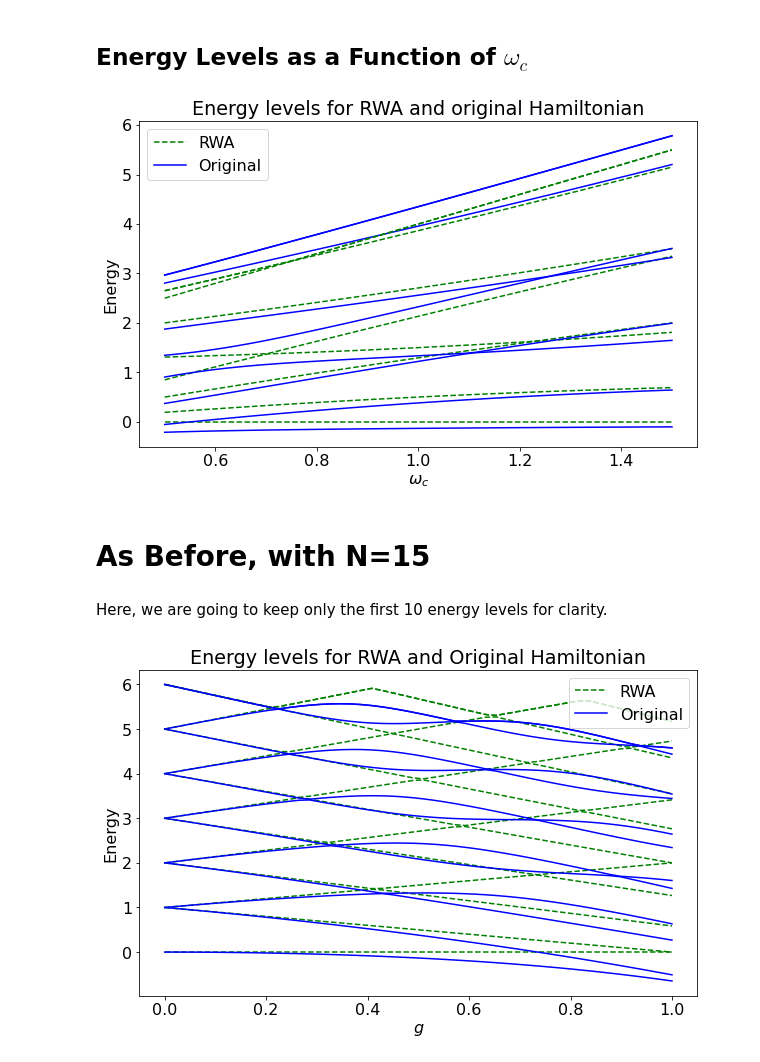
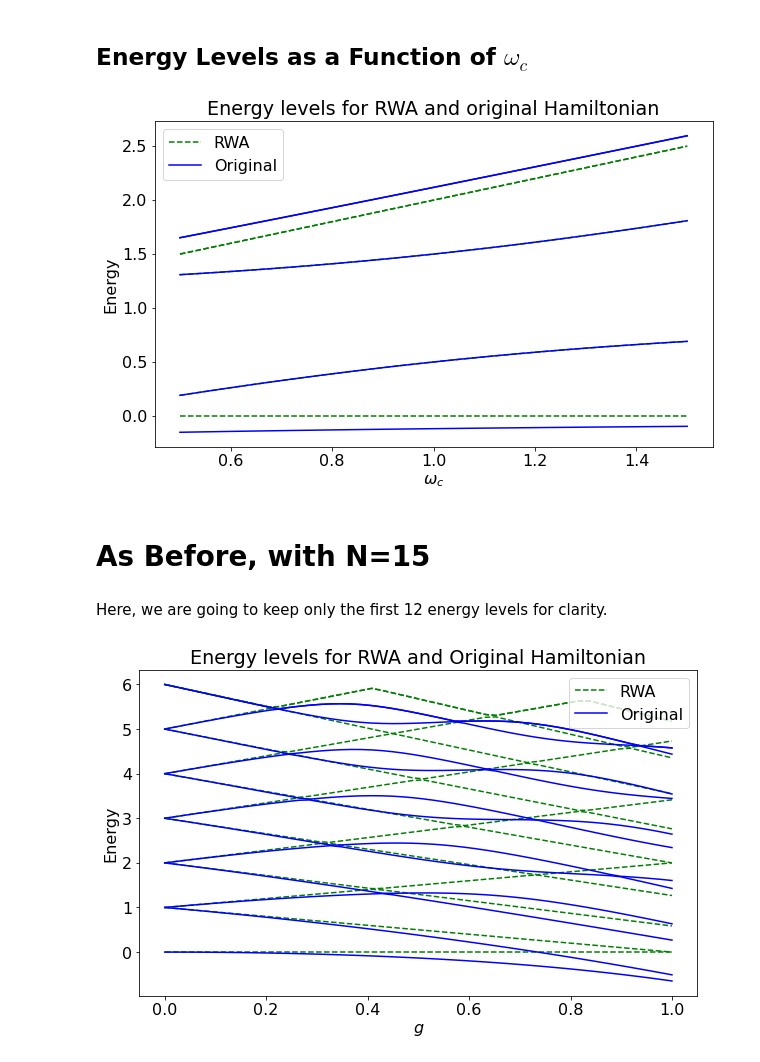
Before and after one commit to RobPie16/JaynesCummingModelProject, a Jupyter notebook: RabiOsc+EnergyLevels.ipynb, the cells around one changed output. Drawn from its saved outputs; the diff is of its cells as text; code cells hidden in the pictures.

```diff
--- a/RabiOsc+EnergyLevels.ipynb
+++ b/RabiOsc+EnergyLevels.ipynb
@@ -14,7 +14,6 @@ mpl.rcParams.update({'font.size': 16})
 wc = 1.0  * 2 * np.pi  # cavity frequency
 wa = 1.0  * 2 * np.pi  # atom frequency
 g  = 0.05 * 2 * np.pi  # coupling strength
-N = 4                  # number of cavity fock states
-n_th_a = 0.0           # avg number of thermal bath excitation
+N = 15              # number of cavity fock states
 
 tlist = np.linspace(0,25,101)
@@ -123,7 +171,7 @@ Now, want to verify that we get a similar result with the Rotating Wave Approxim
 A1v=[]
 A2v=[]
 
-tlist = np.linspace(0,25,101)
+tlist = np.linspace(0,25,1000)
 
 for t in tlist:
     psi=evolve(psiinit,t,Hrwa.full())
@@ -149,3 +197,25 @@ Text(0.5, 1.0, 'Vacuum Rabi Oscillations (RWA)')
 [figure]
 # %% [markdown]
 So, we get very similar results. However we can look at how well the rotating wave works for different energy levels as we change the coupling strength or the cavity wavelength.
+# %%
+temp1=(np.sin(0.05*2*np.pi*tlist))**2
+temp2=(np.cos(0.05*2*np.pi*tlist))**2
+
+er1=np.array([])
+er2=np.array([])
+
+for i in range(0,len(A1v)):
+    er1=np.append(er1,abs(temp1[i]-A1v[i]))
+    er2=np.append(er2,abs(temp2[i]-A2v[i]))
+
+
+
+
+fig, axes = plt.subplots(1, 1, figsize=(10,6))
+
+axes.plot(tlist,er1, label="Cavity")
+axes.plot(tlist,er2, label="Atom Excited State")
+axes.legend()
+axes.set_xlabel('Time')
+axes.set_ylabel('Error')
+axes.set_title('Vacuum Rabi Oscillations (RWA)')
@@ -152,7 +225,7 @@ So, we get very similar results. However we can look at how well the rotating wa
 # %% [markdown]
 # Energy Level Comparison for Original vs RWA
 # %%
-N = 4       #number of cavity fock states
+N = 2       #number of cavity fock states
 wc = 1  # cavity frequency
 wa = 1
 gvec=np.linspace(0,1,50)
@@ -208,7 +281,7 @@ plt.show()
 # %% [markdown]
 ## Energy Levels as a Function of $\omega_c$
 # %%
-N = 4       #number of cavity fock states
+N = 2       #number of cavity fock states
 wa = 1
 g=0.5
 
@@ -227,38 +300,38 @@ for wc in wvec:
     rwalvls.append(evr)
 
 n1=len(origlvls)
 n2=len(origlvls[1])
 eolvls=np.zeros([n1,n2])
 erlvls=np.zeros([n1,n2])
 
 for i in range(n1):
     for j in range(len(rwalvls[1])):
         erlvls[i,j]=rwalvls[i][j]
         eolvls[i,j]=origlvls[i][j]
 
 
 
 
 fig, axes = plt.subplots(1, 1, figsize=(10,6))
 
 for i in range(n2):
     axes.plot(wvec,erlvls[:,i],"g--")
     axes.plot(wvec,eolvls[:,i],"b-")
 
 axes.plot(wvec,erlvls[:,n2-1],"g--",label="RWA")
 axes.plot(wvec,eolvls[:,n2-1],"b-",label="Original")
 axes.legend()
 axes.set_xlabel('$\omega_c$')
 axes.set_ylabel('Energy')
 axes.set_title('Energy levels for RWA and original Hamiltonian')
 
 plt.show()
 # %% [output]
-[figure, old version]
+[figure, new version]
 # %% [markdown]
 # As Before, with N=15
 # %% [markdown]
-Here, we are going to keep only the first 10 energy levels for clarity.
+Here, we are going to keep only the first 12 energy levels for clarity.
 # %%
 N = 15       #number of cavity fock states
 wc = 1  # cavity frequency
```
Also changed, not shown: parts of 10 cells of this notebook, 1 other file.
